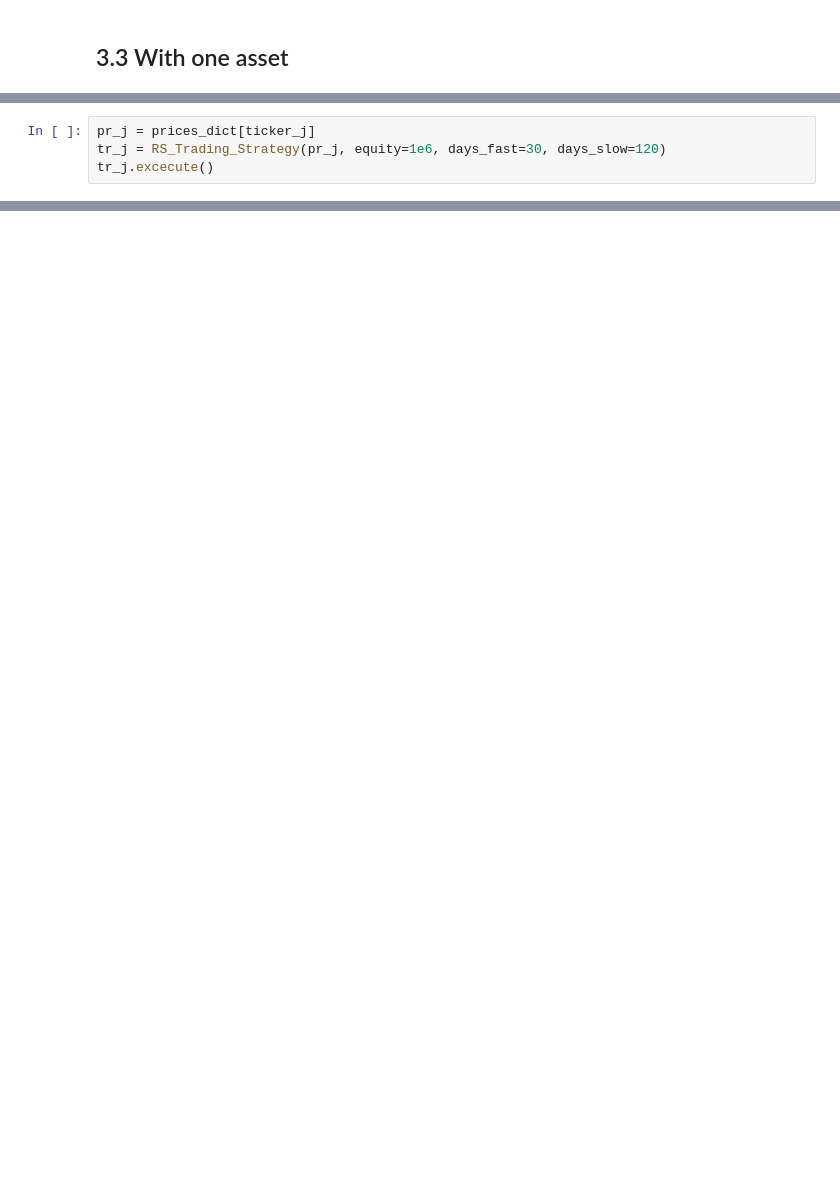
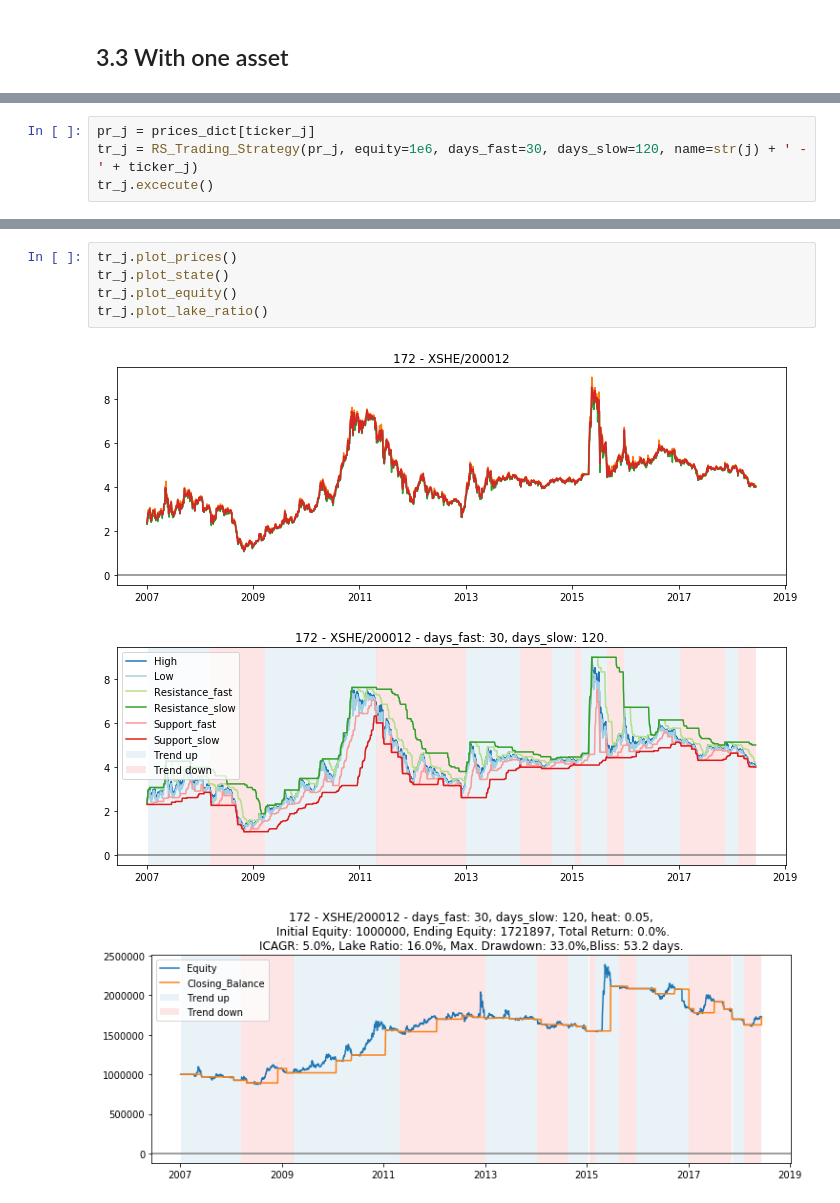
Before and after one commit to peerchen/trend-following-1, a Jupyter notebook: Trend Following Lab.ipynb, the cells around one changed output, grey strips where cells are left out. Cells and saved outputs as stored; diff of their text form; blank space fills up the shorter version.

```diff
--- a/Trend Following Lab.ipynb
+++ b/Trend Following Lab.ipynb
@@ -527,5 +717,5 @@ j: 37  -  XTSE/ABT
 # %%
 pr_j = prices_dict[ticker_j]
-tr_j = RS_Trading_Strategy(pr_j, equity=1e6, days_fast=30, days_slow=120)
+tr_j = RS_Trading_Strategy(pr_j, equity=1e6, days_fast=30, days_slow=120, name=str(j) + ' - ' + ticker_j)
 tr_j.excecute()
 # %%
@@ -563,0 +731,9 @@ tr_j.get_equity().plot()
+# %%
+tr_j.plot_prices()
+tr_j.plot_state()
+tr_j.plot_equity()
+tr_j.plot_lake_ratio()
+# %% [output]
+[figure, added]
+[figure, added]
+[figure, added]
```
Also changed, not shown: parts of 13 cells of this notebook.
